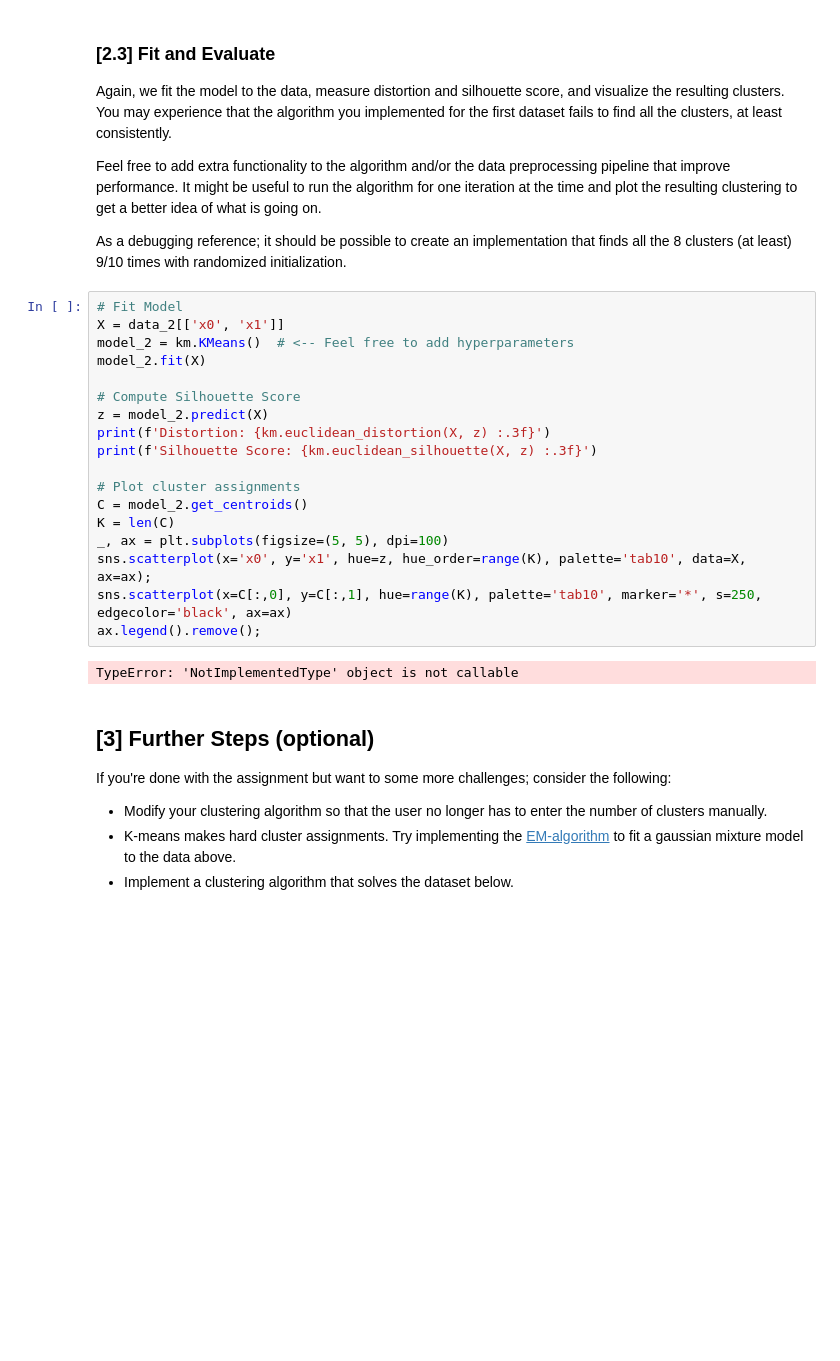
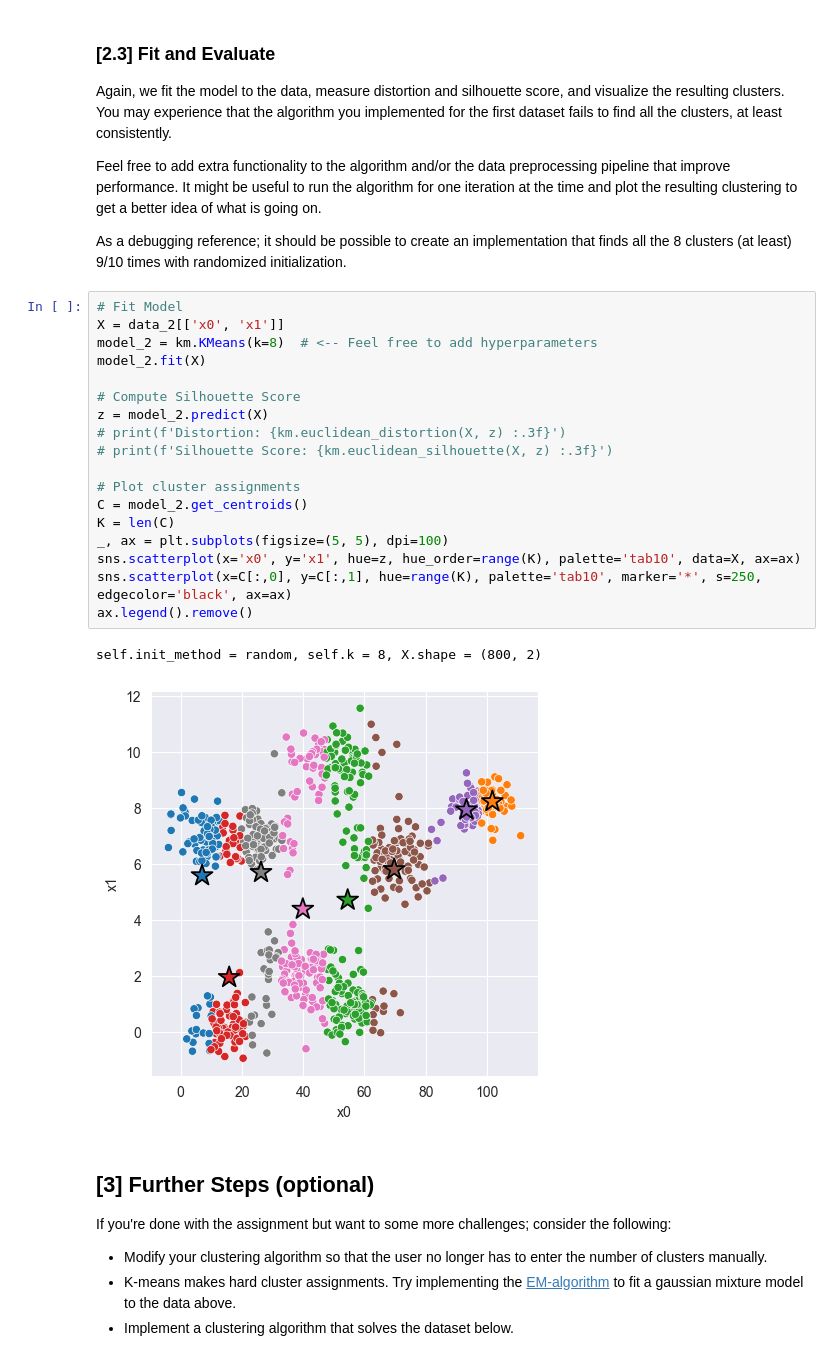
Before and after one commit to SverreNystad/TDT-4173-2023-task-1, a Jupyter notebook: k_means/experiment.ipynb, the cells around one changed output. Cells and saved outputs as stored; diff of their text form; blank space fills up the shorter version.

```diff
--- a/k_means/experiment.ipynb
+++ b/k_means/experiment.ipynb
@@ -135,23 +130,24 @@ As a debugging reference; it should be possible to create an implementation that
 # %%
 # Fit Model
 X = data_2[['x0', 'x1']]
-model_2 = km.KMeans()  # <-- Feel free to add hyperparameters
+model_2 = km.KMeans(k=8)  # <-- Feel free to add hyperparameters
 model_2.fit(X)
 
 # Compute Silhouette Score
 z = model_2.predict(X)
-print(f'Distortion: {km.euclidean_distortion(X, z) :.3f}')
-print(f'Silhouette Score: {km.euclidean_silhouette(X, z) :.3f}')
+# print(f'Distortion: {km.euclidean_distortion(X, z) :.3f}')
+# print(f'Silhouette Score: {km.euclidean_silhouette(X, z) :.3f}')
 
 # Plot cluster assignments
 C = model_2.get_centroids()
 K = len(C)
 _, ax = plt.subplots(figsize=(5, 5), dpi=100)
-sns.scatterplot(x='x0', y='x1', hue=z, hue_order=range(K), palette='tab10', data=X, ax=ax);
+sns.scatterplot(x='x0', y='x1', hue=z, hue_order=range(K), palette='tab10', data=X, ax=ax)
 sns.scatterplot(x=C[:,0], y=C[:,1], hue=range(K), palette='tab10', marker='*', s=250, edgecolor='black', ax=ax)
-ax.legend().remove();
+ax.legend().remove()
 # %% [output]
-TypeError: 'NotImplementedType' object is not callable
+self.init_method = random, self.k = 8, X.shape = (800, 2)
+[figure, added]
 # %% [markdown]
 ## [3] Further Steps (optional)
 
```
Also changed, not shown: parts of 6 cells of this notebook.
